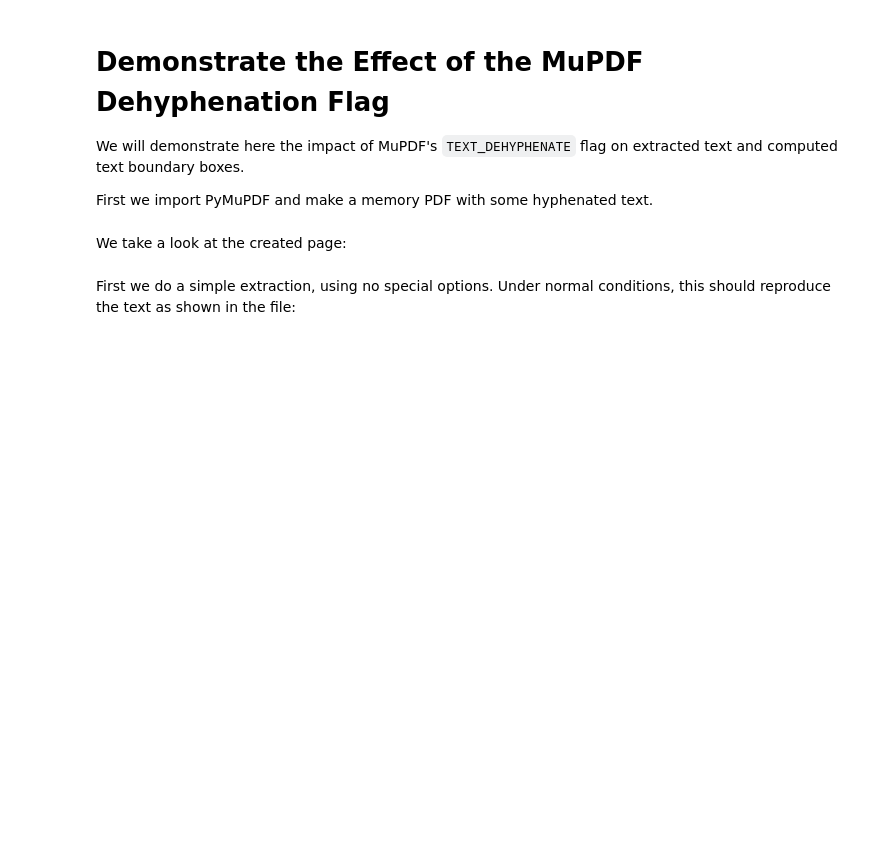
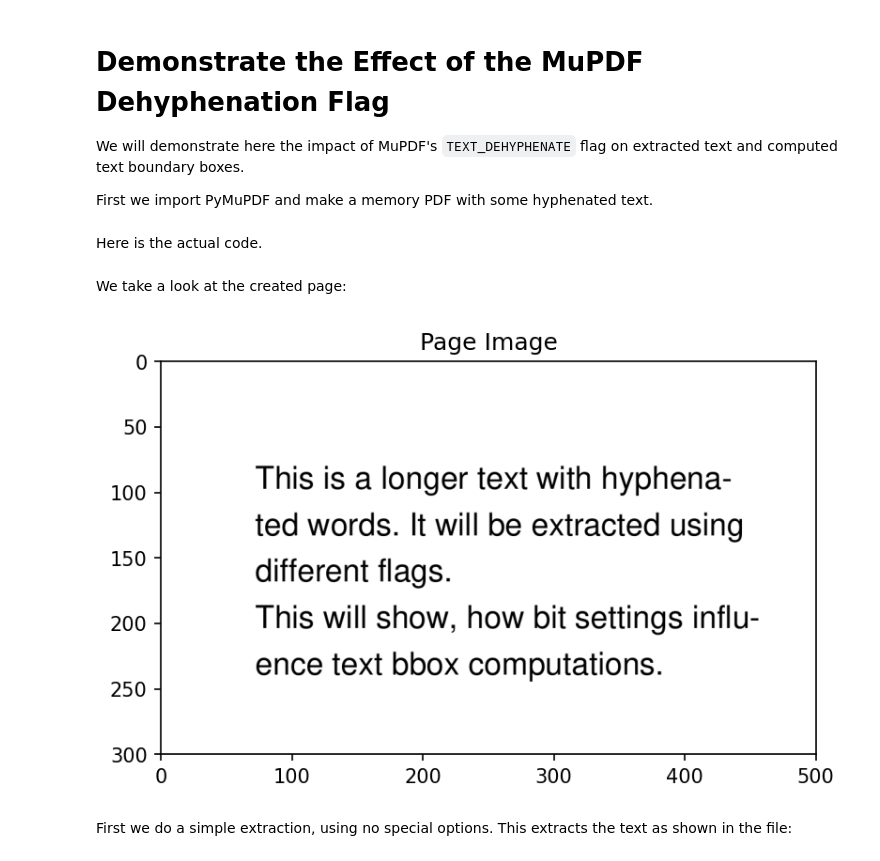
Before and after one commit to pymupdf/PyMuPDF-Utilities, a Jupyter notebook: jupyter-notebooks/dehyphenate-flag.ipynb, the cells around one changed output. Drawn from its saved outputs; the diff is of its cells as text; code cells hidden in the pictures; blank space fills up the shorter version.

```diff
--- a/jupyter-notebooks/dehyphenate-flag.ipynb
+++ b/jupyter-notebooks/dehyphenate-flag.ipynb
@@ -6,18 +35,6 @@ First we import PyMuPDF and make a memory PDF with some hyphenated text.
+# %% [markdown]
+Here is the actual code.
 # %%
-# uncomment the following line(s) to ensure that all packages are available:
-# !python -m pip install matplotlib
-# !python -m pip install -U pymupdf
-
-%matplotlib inline
-import fitz  # import PyMuPDF
-
-def show_image(pix):
-    """Display a pixmap using matplotlib and numpy."""
-    import matplotlib.pyplot as plt  # needed for displaying intermediate images
-    import numpy as np  # needed for displaying intermediate images
-    img = np.ndarray((pix.h, pix.w, 3), dtype=np.uint8, buffer=pix.samples_mv)  # raw image to numpy array
-    image = plt.imshow(img)  # let matplotlib show the image
-
 text = (
     "This is a longer text with hyphena-\n"
     "ted words. It will be extracted using\n"
@@ -26,9 +43,9 @@ text = (
     "ence text bbox computations."
 )
 
-doc = fitz.open()
-page = doc.new_page(width=500,height=300)
-rect = page.rect +(72, 72, 0, 0)
+doc = fitz.open()  # new empty PDF
+page = doc.new_page(width=500,height=300)  # new small-sized page
+rect = page.rect + (72, 72, 0, 0)
 _ = page.insert_textbox(rect, text, fontsize=24)
 # %% [markdown]
 We take a look at the created page:
@@ -38,5 +52,9 @@ show_image(pix)
+# %%
+show_image(page, "Page Image")
+# %% [output]
+[figure, added]
 # %% [markdown]
-First we do a simple extraction, using no special options. Under normal conditions, this should reproduce the text as shown in the file:
+First we do a simple extraction, using no special options. This extracts the text as shown in the file:
 # %%
 # using no special flags
 print(page.get_text("text", flags=0))
```
Also changed, not shown: parts of 5 cells of this notebook.
